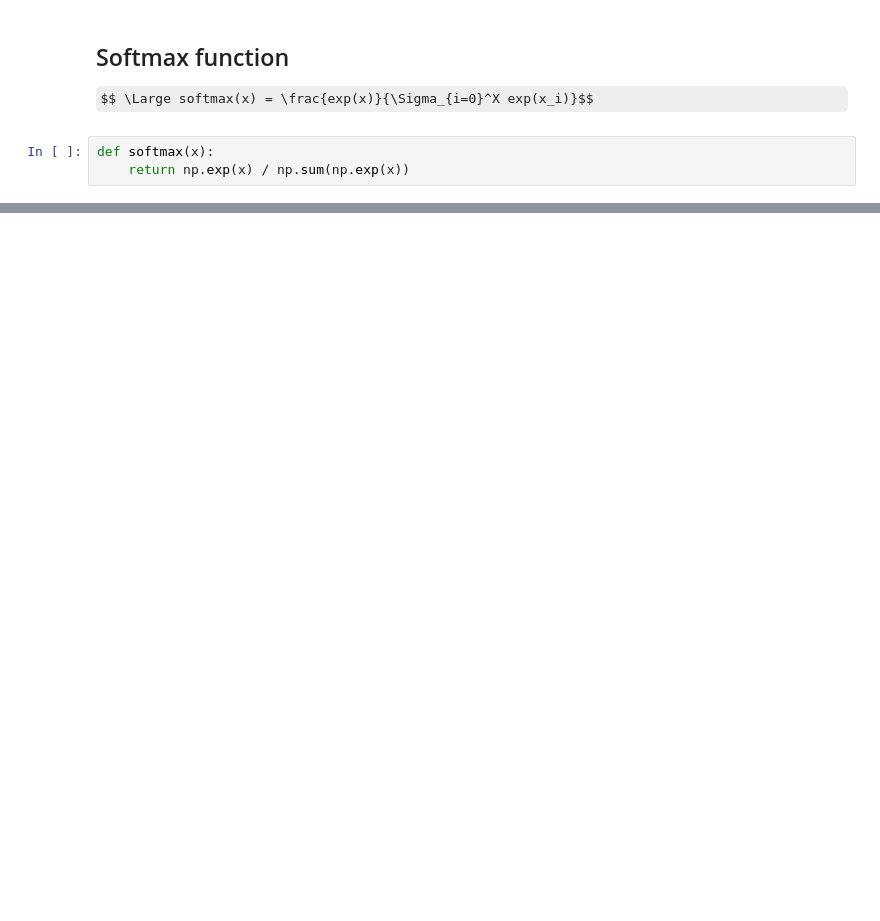
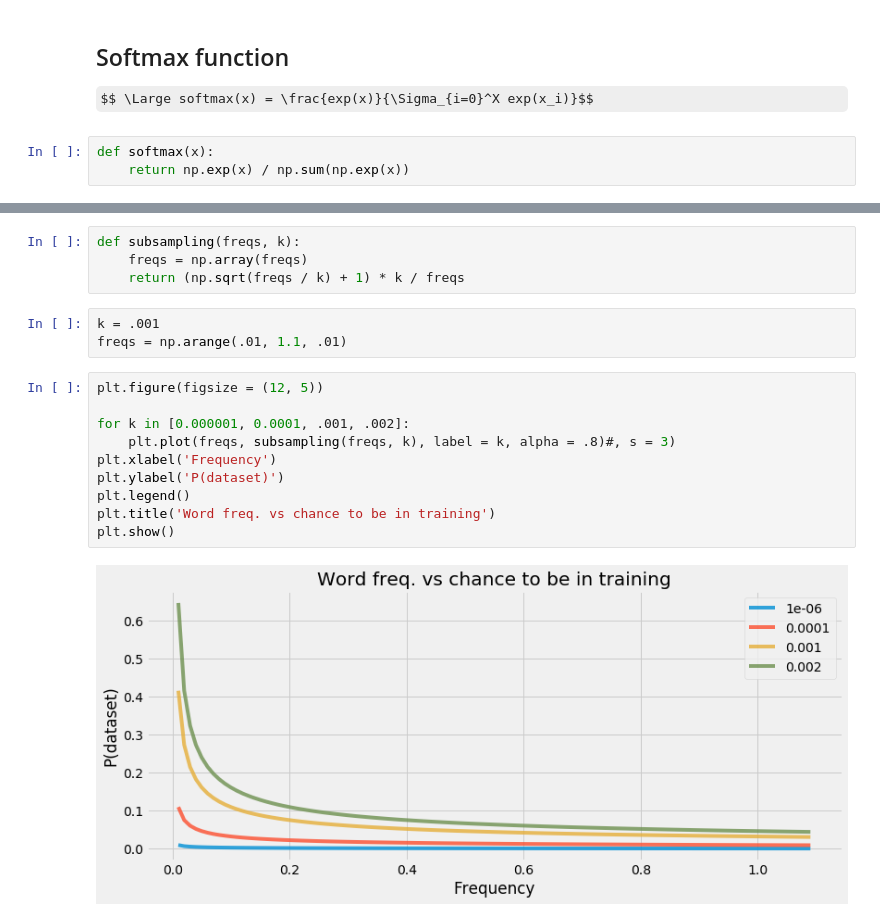
Before and after one commit to AlxndrMlk/nlp-concepts, a Jupyter notebook: NLP_Concepts_2.ipynb, the cells around one changed output, grey strips where cells are left out. Cells and saved outputs as stored; diff of their text form; some formulas as TeX source; blank space fills up the shorter version.

```diff
--- a/NLP_Concepts_2.ipynb
+++ b/NLP_Concepts_2.ipynb
@@ -40,0 +220,19 @@ plt.bar(range(len(x)), softmax(x))
+# %%
+def subsampling(freqs, k):
+    freqs = np.array(freqs)
+    return (np.sqrt(freqs / k) + 1) * k / freqs
+# %%
+k = .001
+freqs = np.arange(.01, 1.1, .01)
+# %%
+plt.figure(figsize = (12, 5))
+
+for k in [0.000001, 0.0001, .001, .002]:
+    plt.plot(freqs, subsampling(freqs, k), label = k, alpha = .8)#, s = 3)
+plt.xlabel('Frequency')
+plt.ylabel('P(dataset)')
+plt.legend()
+plt.title('Word freq. vs chance to be in training')
+plt.show()
+# %% [output]
+[figure, added]
```
Also changed, not shown: parts of 19 cells of this notebook.
